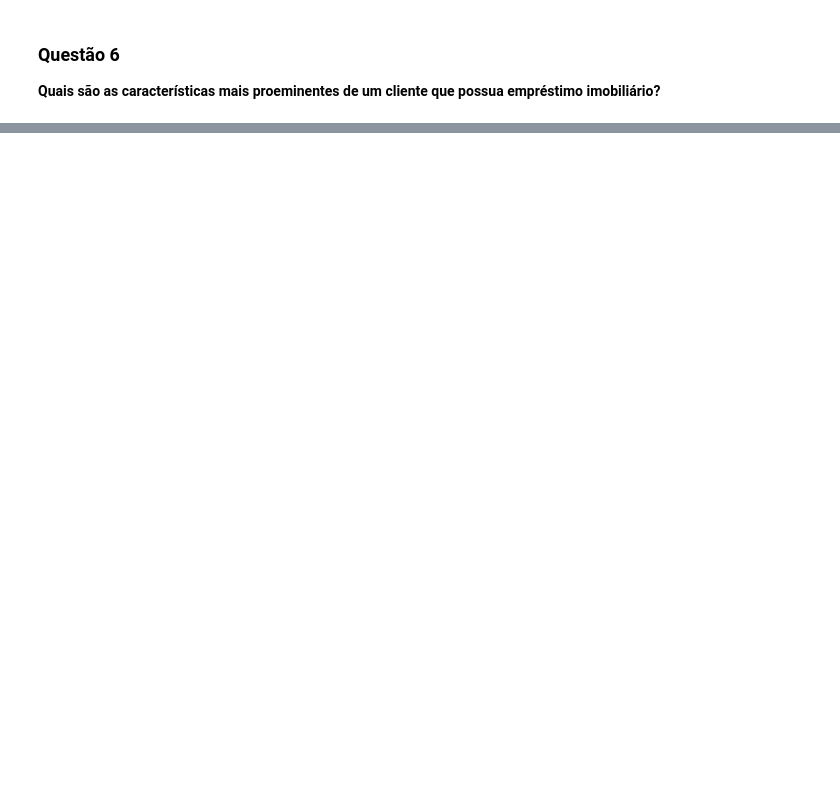
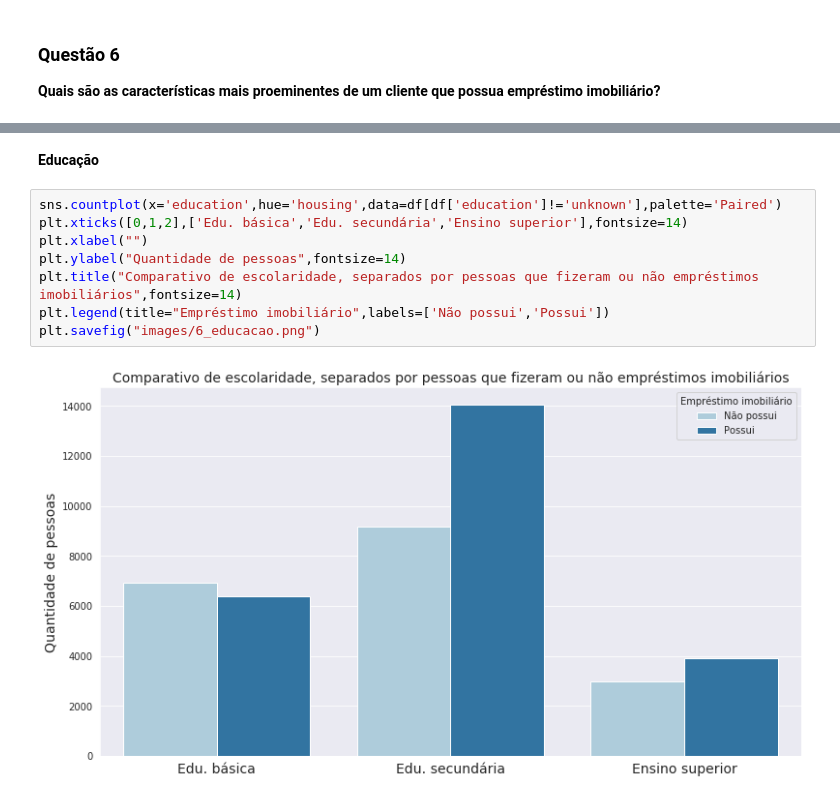
Before and after one commit to CesarFerreiraGermano/semantix_desafio, a Jupyter notebook: desafioSemantix_notebook.ipynb, the cells around one changed output, grey strips where cells are left out. Saved outputs shown, nothing was run; the diff lists cells and outputs as text; blank space fills up the shorter version.

```diff
--- a/desafioSemantix_notebook.ipynb
+++ b/desafioSemantix_notebook.ipynb
@@ -182,0 +240,12 @@ sns.scatterplot(x='balance',data=df,y='any_loan')
+# %% [markdown]
+**Educação**
+# %%
+sns.countplot(x='education',hue='housing',data=df[df['education']!='unknown'],palette='Paired')
+plt.xticks([0,1,2],['Edu. básica','Edu. secundária','Ensino superior'],fontsize=14)
+plt.xlabel("")
+plt.ylabel("Quantidade de pessoas",fontsize=14)
+plt.title("Comparativo de escolaridade, separados por pessoas que fizeram ou não empréstimos imobiliários",fontsize=14)
+plt.legend(title="Empréstimo imobiliário",labels=['Não possui','Possui'])
+plt.savefig("images/6_educacao.png")
+# %% [output]
+[figure, added]
```
Also changed, not shown: parts of 12 cells of this notebook, 4 other files.
